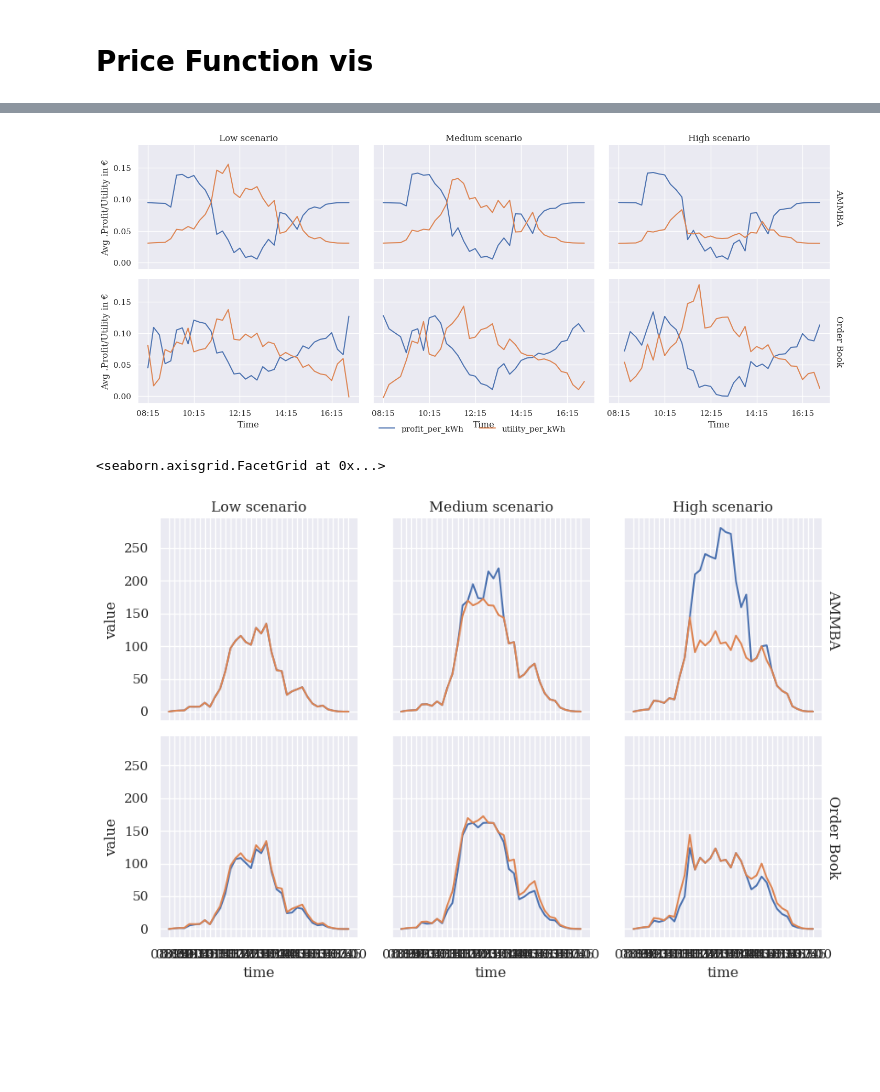
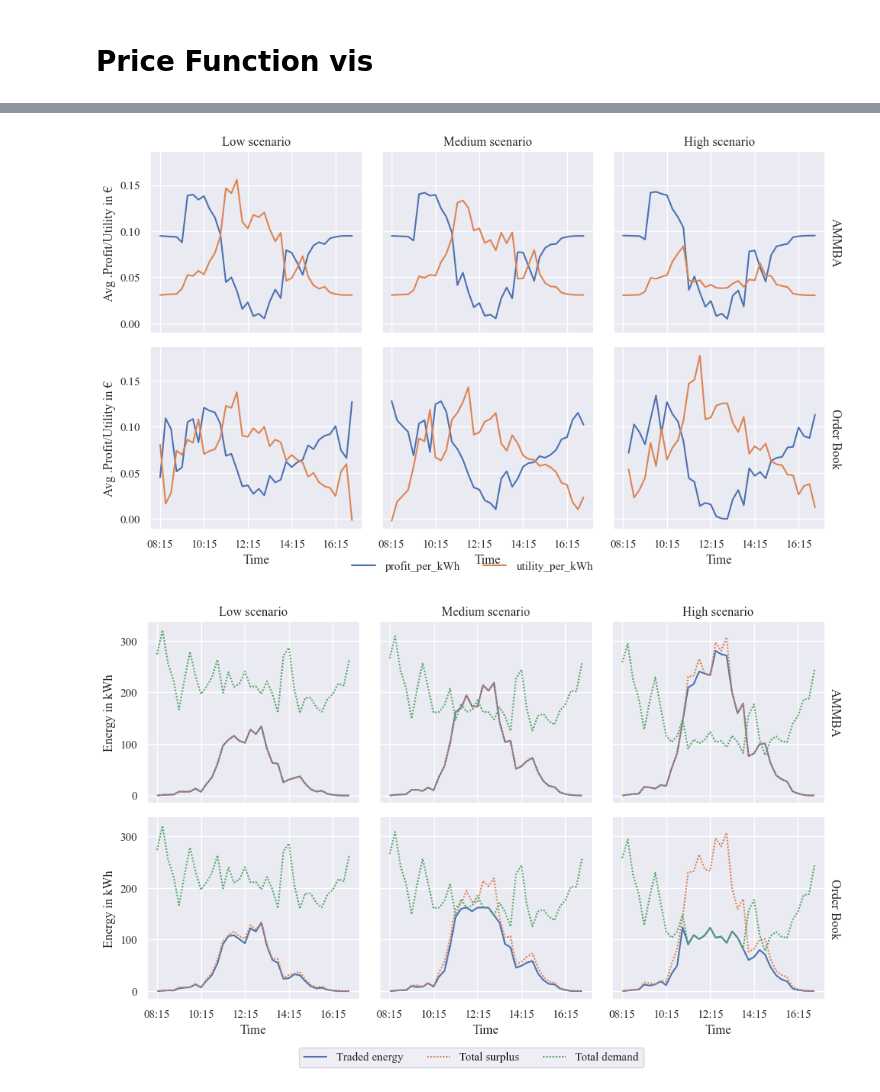
Before and after one commit to mkrahl/TruffleWorkspace, a Jupyter notebook: vis.ipynb, the cells around one changed output, grey strips where cells are left out. Saved outputs shown, nothing was run; the diff lists cells and outputs as text; code cells hidden in the pictures; blank space fills up the shorter version.

```diff
--- a/vis.ipynb
+++ b/vis.ipynb
@@ -289,45 +337,56 @@ def calculate_profit_utiltiy(data):
 data30 = calculate_profit_utiltiy(data30)
 data30["scenario"]="Low"
 data30["method"]="AMMBA"
 data50 = calculate_profit_utiltiy(data50)
 data50["scenario"]="Medium"
 data50["method"]="AMMBA"
 data70 = calculate_profit_utiltiy(data70)
 data70["scenario"]="High"
 data70["method"]="AMMBA"
 data30_OMB = calculate_profit_utiltiy(data30_OMB)
 data30_OMB["scenario"]="Low"
 data30_OMB["method"]="Order Book"
 data50_OMB = calculate_profit_utiltiy(data50_OMB)
 data50_OMB["scenario"]="Medium"
 data50_OMB["method"]="Order Book"
 data70_OMB = calculate_profit_utiltiy(data70_OMB)
 data70_OMB["scenario"]="High"
 data70_OMB["method"]="Order Book"
 
-data_long = pd.concat([data30,data50,data70,data30_OMB,data50_OMB,data70_OMB],ignore_index=True).groupby(["time","scenario","method"]).agg({"profit":"sum","utility":"sum","sold_energy":"sum","surplus":"sum","demand":"sum"}).reset_index()
-data_long["utility_per_kWh"]=data_long["utility"]/data_long["sold_energy"]
-data_long["profit_per_kWh"]=data_long["profit"]/data_long["sold_energy"]
-data_long["max_self_cons"]=data_long.apply(lambda x: min(x["demand"],x["surplus"]),axis=1)
-mlt1 = data_long.melt(id_vars=["time","scenario","method"],value_vars=["profit_per_kWh","utility_per_kWh"],var_name="metric",value_name="value")
+data_long = pd.concat([data30,data50,data70,data30_OMB,data50_OMB,data70_OMB],ignore_index=True)
+data_long_agg = data_long.groupby(["time","scenario","method"]).agg({"profit":"sum","utility":"sum","sold_energy":"sum","surplus":"sum","demand":"sum"}).reset_index()
+data_long_agg["utility_per_kWh"]=data_long_agg["utility"]/data_long_agg["sold_energy"]
+data_long_agg["profit_per_kWh"]=data_long_agg["profit"]/data_long_agg["sold_energy"]
+data_long_agg["max_self_cons"]=data_long_agg.apply(lambda x: min(x["demand"],x["surplus"]),axis=1)
+data_long_agg["utilized_energy"]=data_long_agg.apply(lambda x: min(x["sold_energy"],x["demand"]),axis=1)
+data_long_agg["CSC"]=data_long_agg.apply(lambda x: min(x["sold_energy"],x["demand"])/x["surplus"],axis=1)
+mlt1 = data_long_agg.melt(id_vars=["time","scenario","method"],value_vars=["profit_per_kWh","utility_per_kWh"],var_name="metric",value_name="value")
 
-g = sns.FacetGrid(mlt1, col="scenario",row="method", margin_titles=True,col_order=["Low","Medium","High"],row_order=["AMMBA","Order Book"],height=3,aspect=1.2)
+g = sns.FacetGrid(mlt1, col="scenario",row="method", margin_titles=True,col_order=["Low","Medium","High"],row_order=["AMMBA","Order Book"])
 g.set_titles(col_template="{col_name} scenario", row_template="{row_name}")
 g.map_dataframe(sns.lineplot, x="time", y="value",hue="metric",estimator="mean")
 g.add_legend(loc="lower center",ncols=2)
 ax = plt.gca()
 ax.set_xticks(np.arange(0, len(prices_high), 8))
+g.figure.set_size_inches(10,6)
 g.set_axis_labels("Time","Avg .Profit/Utility in €")
 
 plt.tight_layout()
 plt.show()
 # %% [output]
-[figure, old version]
+[figure, new version]
 # %%
-mlt2 = data_long.melt(id_vars=["time","scenario","method"],value_vars=["sold_energy","max_self_cons"],var_name="metric",value_name="value")
+mlt2 = data_long_agg.melt(id_vars=["time","scenario","method"],value_vars=["sold_energy","surplus","demand"],var_name="metric",value_name="value")
 g = sns.FacetGrid(mlt2, col="scenario",row="method", margin_titles=True,col_order=["Low","Medium","High"],row_order=["AMMBA","Order Book"])
 g.set_titles(col_template="{col_name} scenario", row_template="{row_name}")
-g.map_dataframe(sns.lineplot, x="time", y="value",hue="metric",estimator="mean")
+g.map_dataframe(sns.lineplot, x="time", y="value",hue="metric",estimator="mean",style="metric",dashes=[(1,0),(1, 1),(1,1)],fillstyle="full")
+g.add_legend(legend_data={key: value for key, value in zip(["Traded energy","Total surplus","Total demand"], g._legend_data.values())},loc="lower center",ncols=3,bbox_to_anchor=(0.5, -0.05),frameon=True)
+ax = plt.gca()
+ax.set_xticks(np.arange(0, len(prices_high), 8))
+g.figure.set_size_inches(10,6)
+g.set_axis_labels("Time","Energy in kWh")
+plt.tight_layout()
+plt.show()
+#g.figure.savefig("./Images/Sold_energy.png",bbox_inches='tight')
 # %% [output]
-<seaborn.axisgrid.FacetGrid at 0x...>
-[figure, old version]
+[figure, new version]
```
Also changed, not shown: parts of 22 cells of this notebook, 11 other files.
